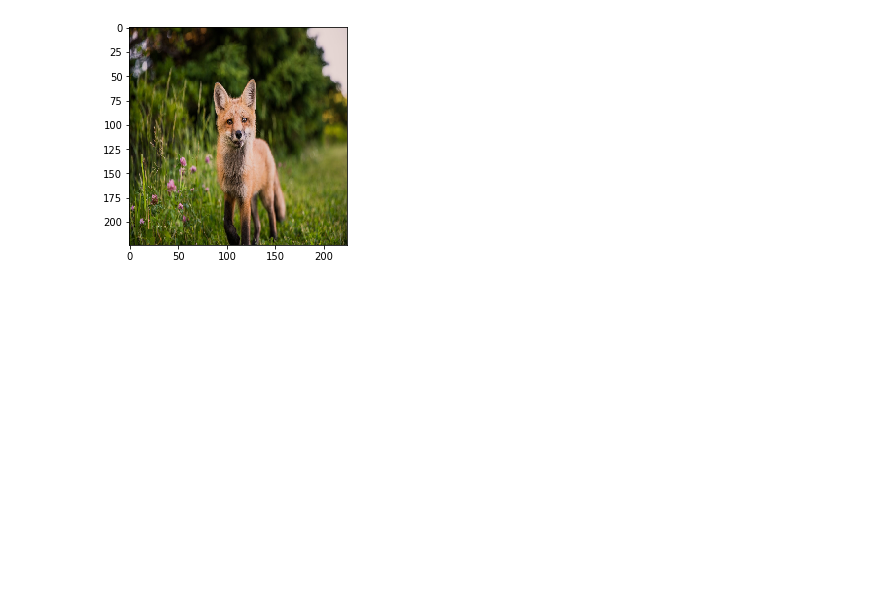
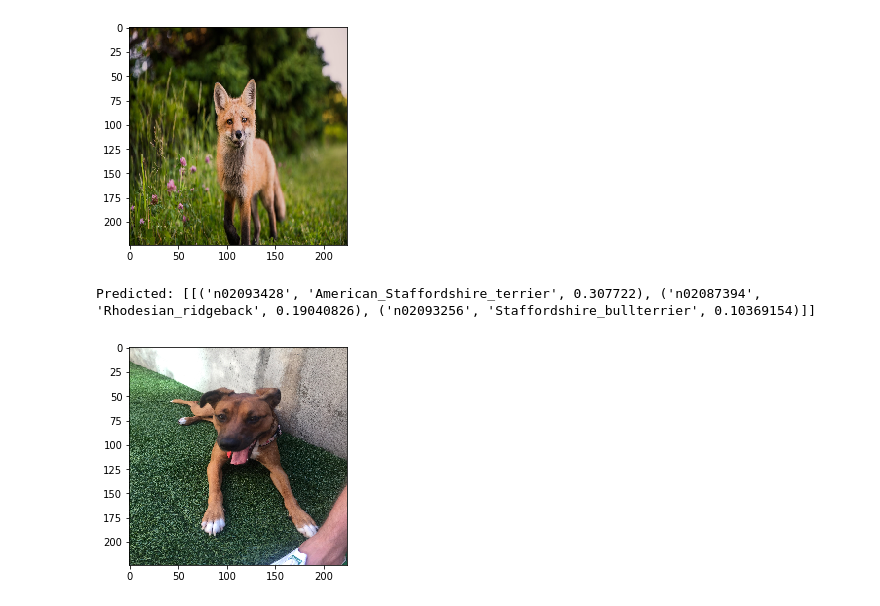
Before and after one commit to katelynburke/dog_breed_detection, a Jupyter notebook: static/notebooks/pretrained_model.ipynb, the cells around one changed output. Cells and saved outputs as stored; diff of their text form; code cells hidden in the pictures; blank space fills up the shorter version.

```diff
--- a/static/notebooks/pretrained_model.ipynb
+++ b/static/notebooks/pretrained_model.ipynb
@@ -66,3 +66,9 @@ def predict(image_path):
     predictions = model.predict(x)
     plt.imshow(img)
     print('Predicted:', decode_predictions(predictions, top=3))
+# %%
+image_path = os.path.join("images", "dog.jpeg")
+predict(image_path)
+# %% [output]
+Predicted: [[('n02093428', 'American_Staffordshire_terrier', 0.307722), ('n02087394', 'Rhodesian_ridgeback', 0.19040826), ('n02093256', 'Staffordshire_bullterrier', 0.10369154)]]
+[figure, added]
```
Also changed, not shown: parts of 1 cell of this notebook, 2 other files.
